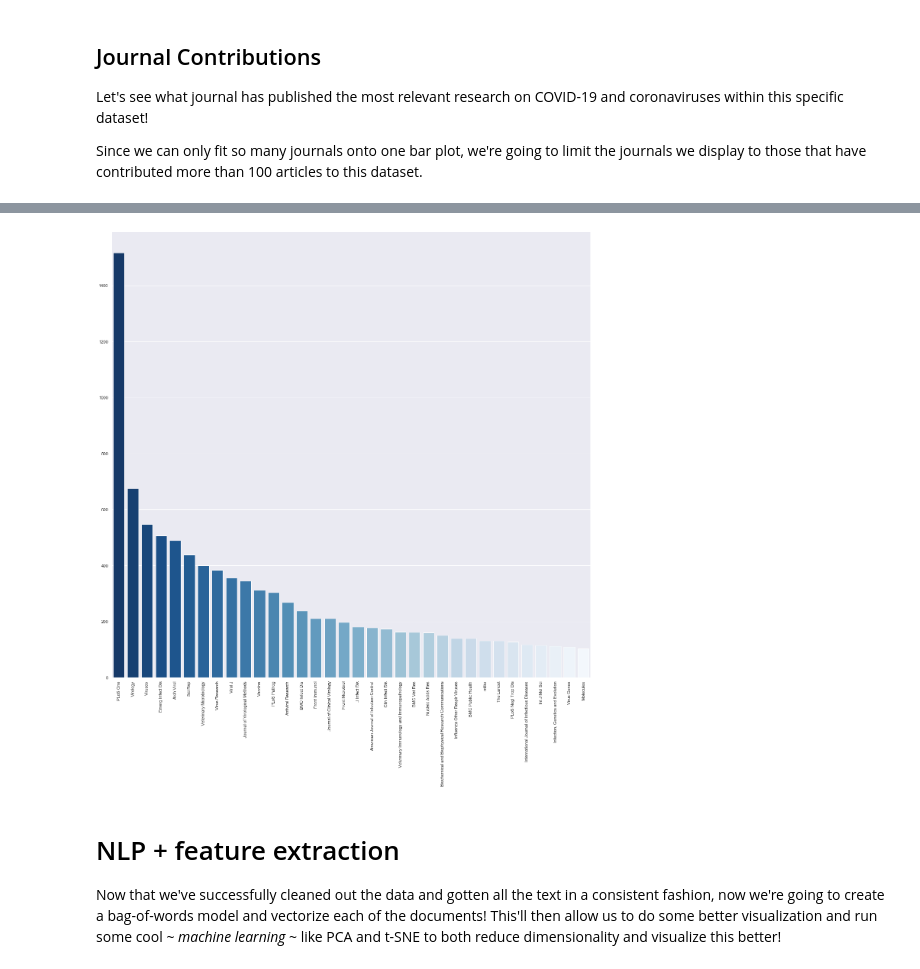
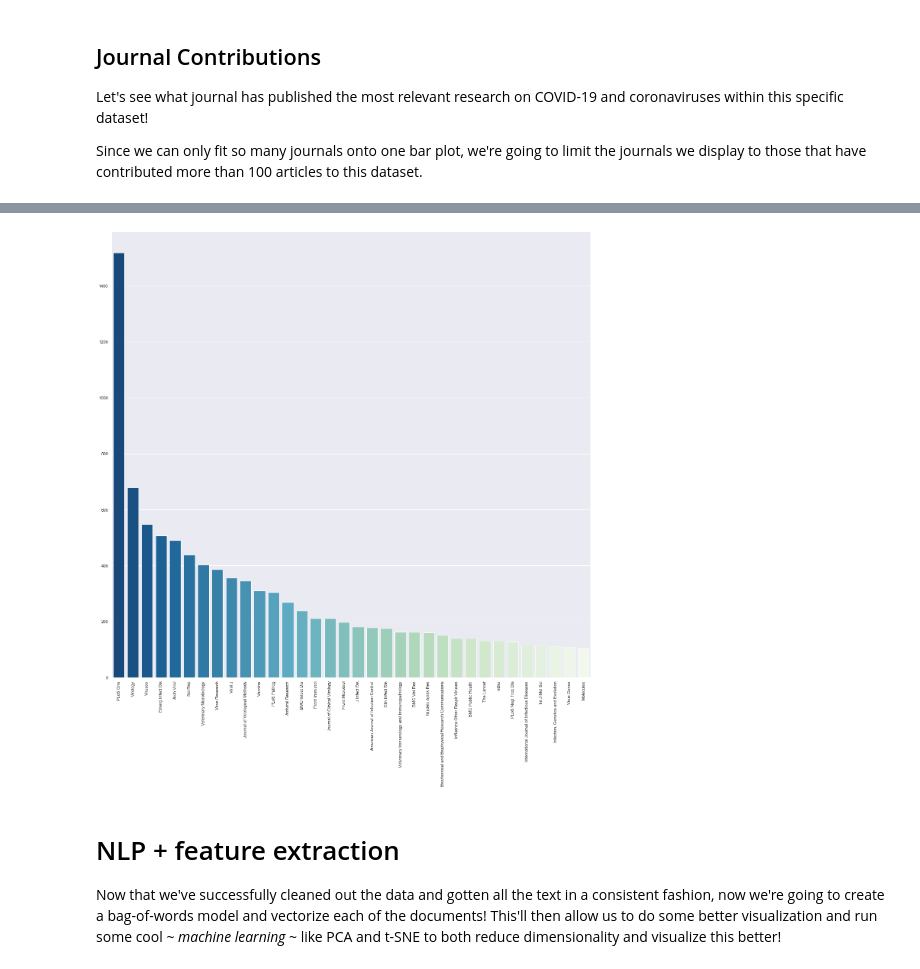
Before and after one commit to orangejuicetin/CIS545-Final-Project, a Jupyter notebook: justin_choi_cis545_final.ipynb, the cells around one changed output, grey strips where cells are left out. Saved outputs shown, nothing was run; the diff lists cells and outputs as text; code cells hidden in the pictures.

```diff
--- a/justin_choi_cis545_final.ipynb
+++ b/justin_choi_cis545_final.ipynb
@@ -228,6 +228,7 @@ for i in tqdm(range(len(covid_df))):
             continue
     finally:
         languages.append(lang)
+        uknknown
 # %%
 lang_array = np.asarray(languages)
 covid_df['language'] = lang_array
@@ -274,9 +289,8 @@ First, let's visualize the distribution of languages across our number of articl
 lang_distribution = covid_df['language'].value_counts()
 # %%
 sns.set()
-sns.set_palette('Blues_r')
 fig, ax = plt.subplots()
 ax.set_yscale('log')
-sns.barplot(x=lang_distribution.index, y=lang_distribution.values, ax=ax)
+sns.barplot(x=lang_distribution.index, y=lang_distribution.values, ax=ax, palette=sns.color_palette('GnBu_r', len(lang_distribution)))
 plt.show()
 # %% [output]
@@ -342,10 +389,10 @@ covid_df
 # %%
 fig, ax_sized = plt.subplots(figsize=(20, 20))
 plt.xticks(rotation=90)
-sns.barplot(x=above_100.index, y=above_100.values, ax=ax_sized, palette=sns.color_palette('Blues_r', len(above_100)))
+sns.barplot(x=above_100.index, y=above_100.values, ax=ax_sized, palette=sns.color_palette('GnBu_r', len(above_100)))
 plt.show()
 # %% [output]
-[figure, old version]
+[figure, new version]
 # %% [markdown]
 # NLP + feature extraction
 Now that we've successfully cleaned out the data and gotten all the text in a consistent fashion, now we're going to create a bag-of-words model and vectorize each of the documents! This'll then allow us to do some better visualization and run some cool ~ _machine learning_ ~ like PCA and t-SNE to both reduce dimensionality and visualize this better!
```
Also changed, not shown: parts of 14 cells of this notebook.
